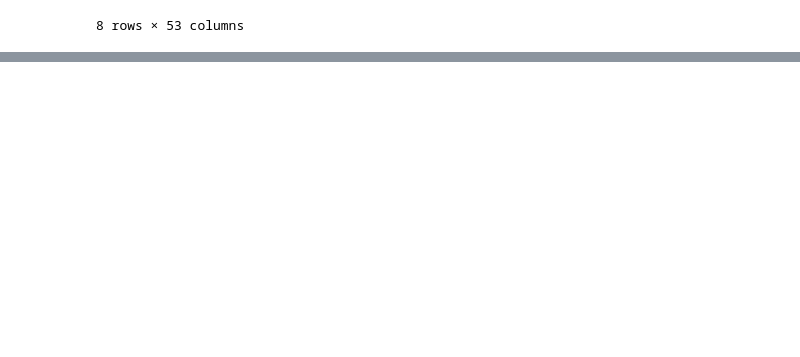
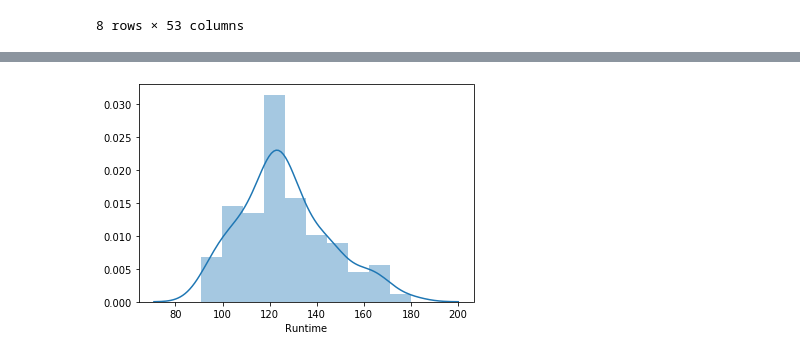
Before and after one commit to shikharverma96/IMDB_Movie_Data_Visualisation_Assignment, a Jupyter notebook: IMDB_Movie_Data_Visualisation.ipynb, the cells around one changed output, grey strips where cells are left out. Saved outputs shown, nothing was run; the diff lists cells and outputs as text; code cells hidden in the pictures; blank space fills up the shorter version.

```diff
--- a/IMDB_Movie_Data_Visualisation.ipynb
+++ b/IMDB_Movie_Data_Visualisation.ipynb
@@ -76,0 +162,7 @@ movies.describe()
+# %%
+# Change the scale of MetaCritic
+movies.MetaCritic = movies.MetaCritic/10
+# %%
+# Find the average ratings
+movies['Avg_rating'] = (movies.MetaCritic + movies.IMDb_rating)/2
+movies.head()
@@ -76,0 +177,4 @@ movies.describe()
+# %%
+#Sort in descending order of average rating
+movies.sort_values(by = 'Avg_rating', ascending = False,inplace=True)
+movies.head()
@@ -76,0 +280,5 @@ movies.describe()
+# %%
+sns.distplot(movies.Runtime)
+plt.show()
+# %% [output]
+[figure, added]
```
Also changed, not shown: parts of 28 cells of this notebook.
